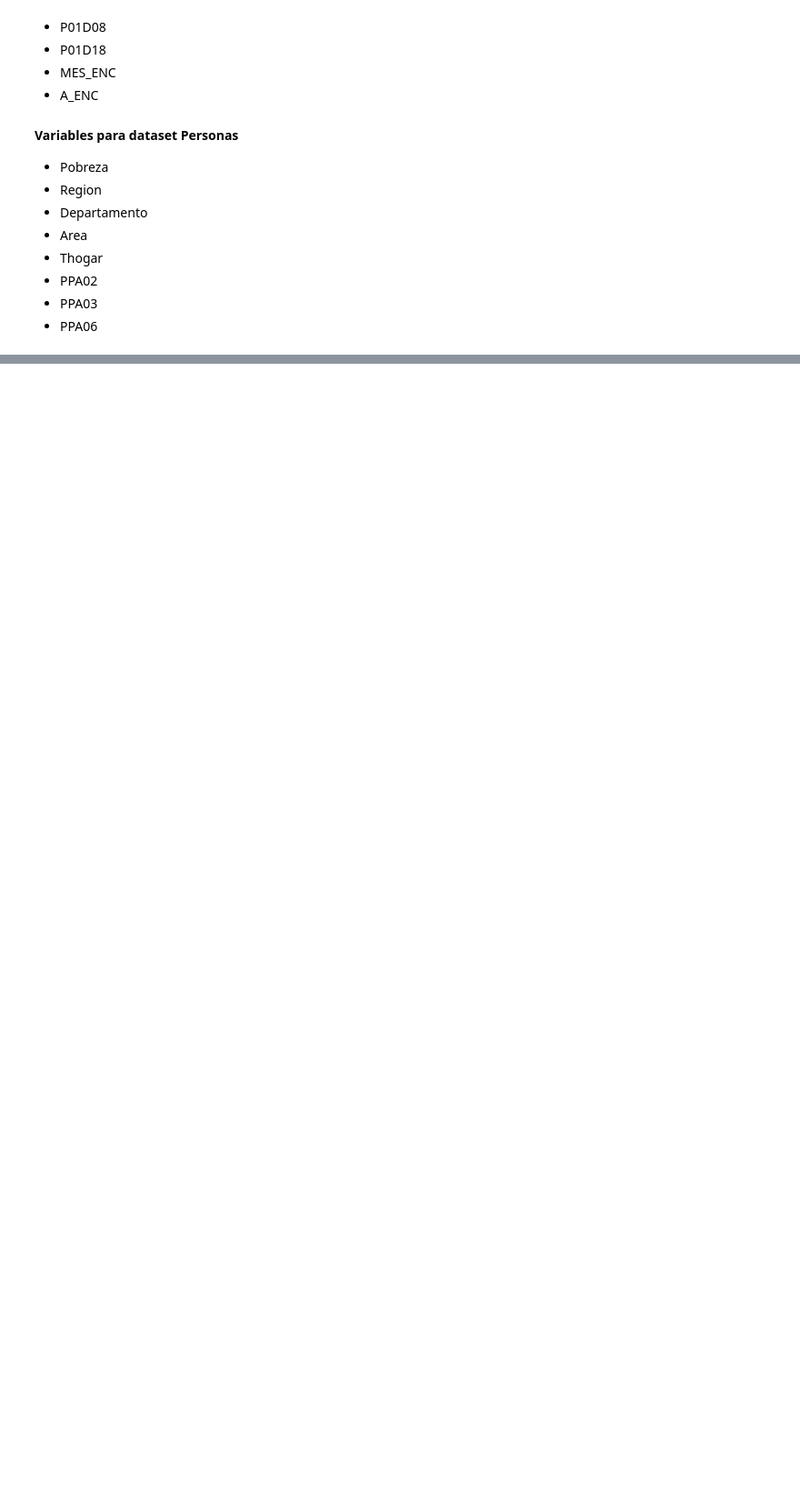
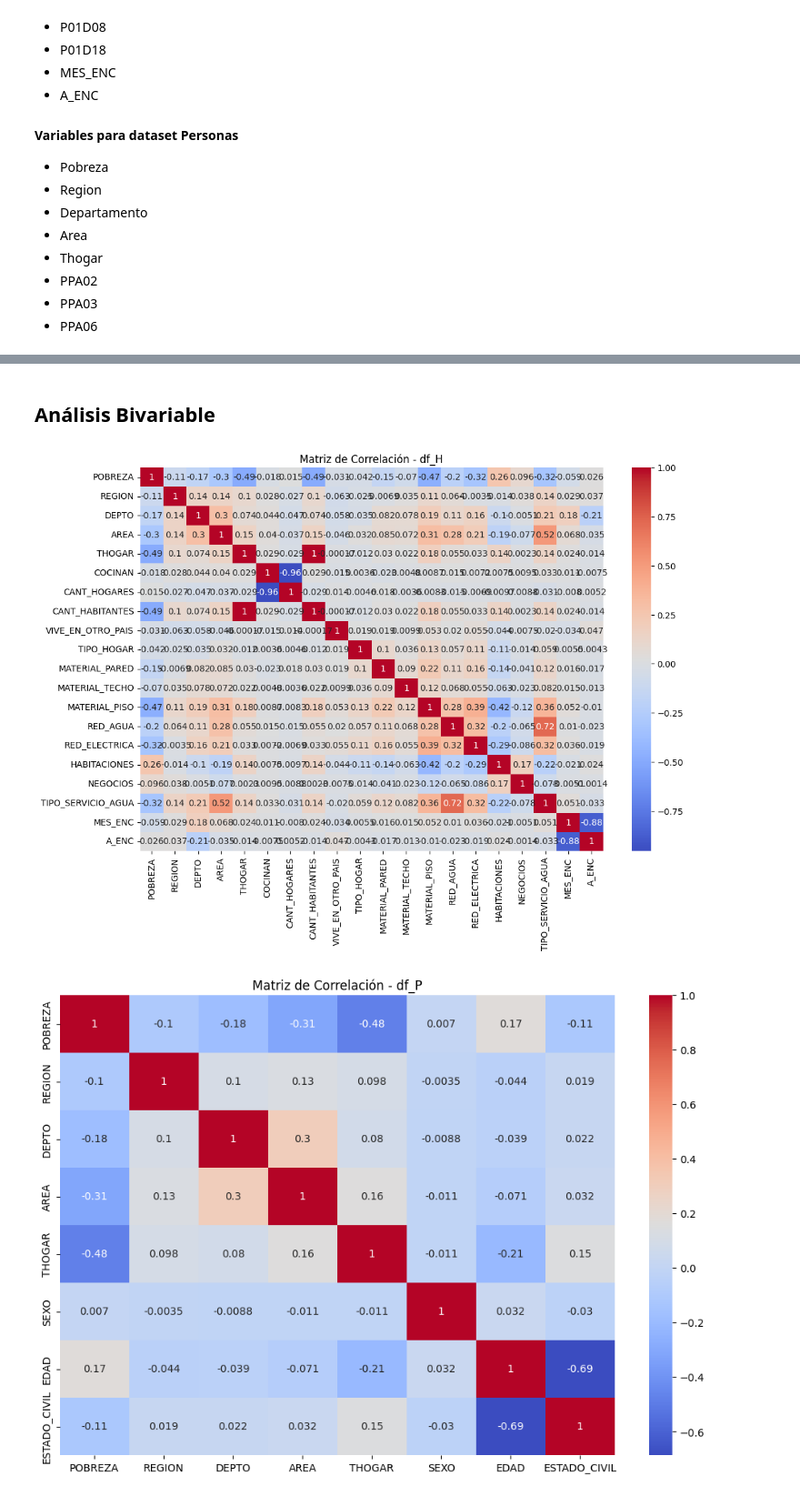
Before and after one commit to caguirre5/Lab10-DS, a Jupyter notebook: Lab10.ipynb, the cells around one changed output, grey strips where cells are left out. Shown at 91% size. Saved outputs shown, nothing was run; the diff lists cells and outputs as text; code cells hidden in the pictures; blank space fills up the shorter version.

```diff
--- a/Lab10.ipynb
+++ b/Lab10.ipynb
@@ -132,0 +286,20 @@ Podemos ver que aun tenemos algunos datos vacios en nuestro set de datos en la c
+# %% [markdown]
+## Análisis Bivariable
+# %%
+correlation_matrix_H = df_H.corr()
+correlation_matrix_P = df_P.corr()
+
+# Visualizar la matriz de correlación para df_H
+plt.figure(figsize=(12, 8))
+sns.heatmap(correlation_matrix_H, annot=True, cmap='coolwarm')
+plt.title('Matriz de Correlación - df_H')
+plt.show()
+
+# Visualizar la matriz de correlación para df_P
+plt.figure(figsize=(12, 8))
+sns.heatmap(correlation_matrix_P, annot=True, cmap='coolwarm')
+plt.title('Matriz de Correlación - df_P')
+plt.show()
+# %% [output]
+[figure, added]
+[figure, added]
```
Also changed, not shown: parts of 11 cells of this notebook.
